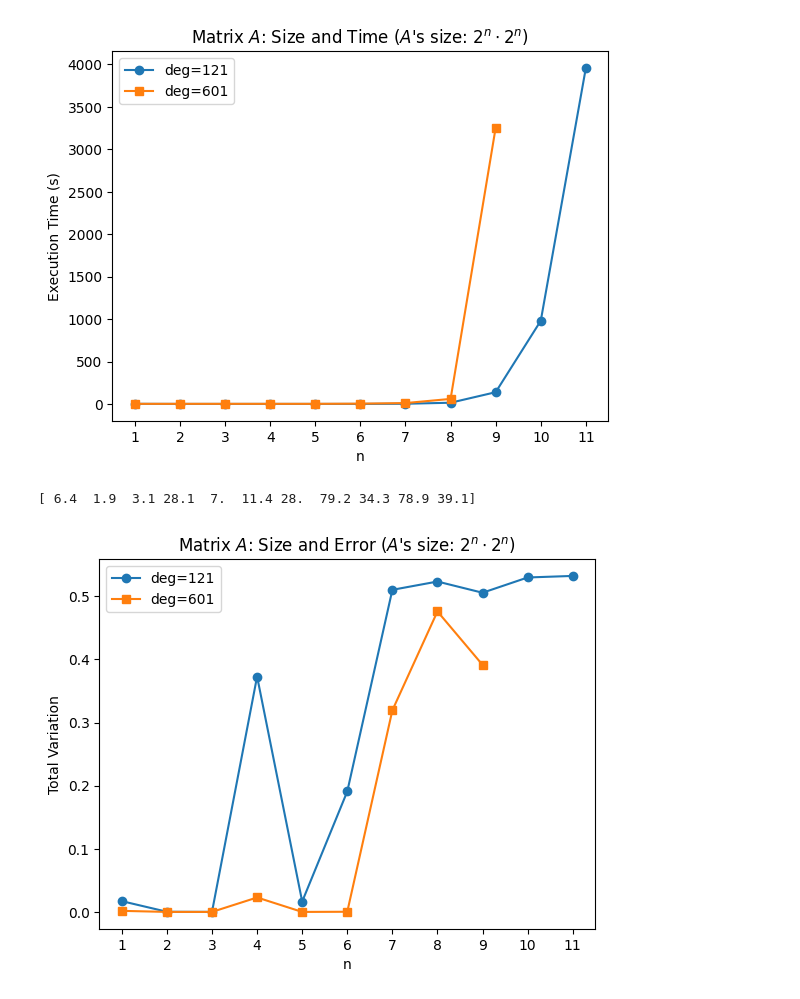
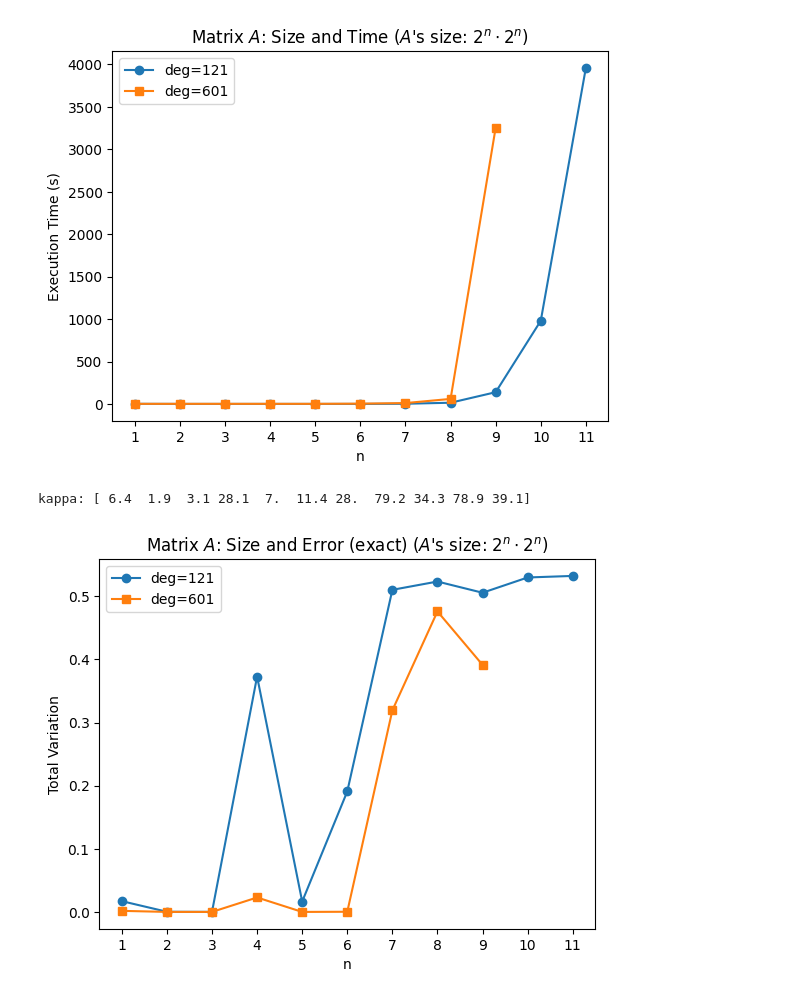
Before and after one commit to lbwei1016/QSVT-implementation, a Jupyter notebook: plot.ipynb, the cells around one changed output. Cells and saved outputs as stored; diff of their text form; code cells hidden in the pictures.

```diff
--- a/plot.ipynb
+++ b/plot.ipynb
@@ -73,33 +73,33 @@ kappa = np.round(kappa, 1)
 print(f'kappa: {kappa}')
 
 
 # Create the line chart with data points
 plt.plot(n_range, TV_deg121, label='deg=121', marker='o')
 plt.plot(n_range, TV_deg601, label='deg=601', marker='s')
 # plt.plot(n_range, y_values_3, label='Line 3', marker='^')
 
 # Intentional to plot kappa, but looks confusing.
 # for x, y in zip(n_range, TV_deg121):
 #     if y is not None:
 #         id = n_range.index(x)
 #         plt.text(x, y, kappa[id], ha='left', va='bottom')
 
 # for x, y in zip(n_range, time_deg121):
 #     if y is not None:
 #         plt.text(x, y, str(y), ha='center', va='bottom')
 
 # Add labels and title
 plt.xlabel('n')
 plt.ylabel('Total Variation')
-plt.title('Matrix $A$: Size and Error ($A$\'s size: $2^n\cdot2^n$)')
+plt.title('Matrix $A$: Size and Error (exact) ($A$\'s size: $2^n\cdot2^n$)')
 
 plt.xticks(n_range)
 
 # Add a legend
 plt.legend()
 
 # Display the chart
 plt.show()
 # %% [output]
-[ 6.4  1.9  3.1 28.1  7.  11.4 28.  79.2 34.3 78.9 39.1]
+kappa: [ 6.4  1.9  3.1 28.1  7.  11.4 28.  79.2 34.3 78.9 39.1]
-[figure, old version]
+[figure, new version]
```
Also changed, not shown: 8 other files.
